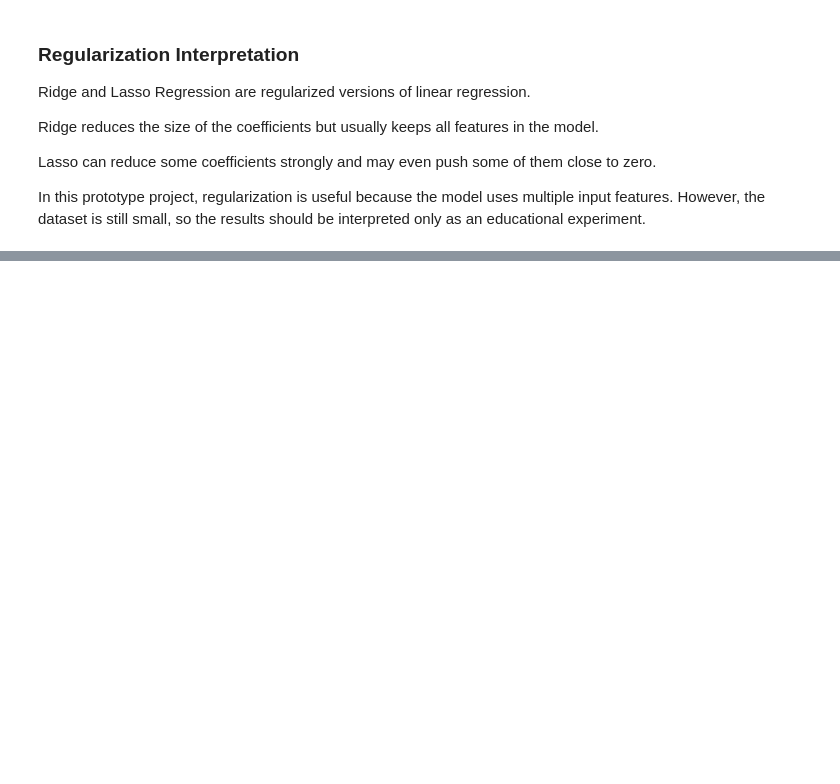
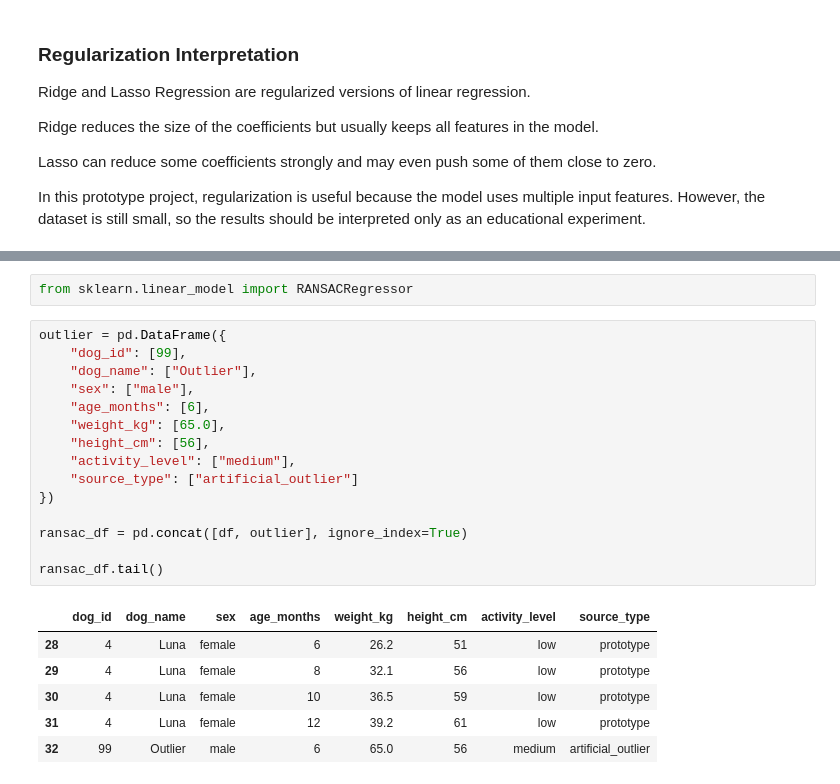
Before and after one commit to SATananov/cane-corso-growth-intelligence, a Jupyter notebook: notebooks/01_linear_regression_growth_prediction.ipynb, the cells around one changed output, grey strips where cells are left out. Drawn from its saved outputs; the diff is of its cells as text; blank space fills up the shorter version.

```diff
--- a/notebooks/01_linear_regression_growth_prediction.ipynb
+++ b/notebooks/01_linear_regression_growth_prediction.ipynb
@@ -581,0 +590,24 @@ In this prototype project, regularization is useful because the model uses multi
+# %%
+from sklearn.linear_model import RANSACRegressor
+# %%
+outlier = pd.DataFrame({
+    "dog_id": [99],
+    "dog_name": ["Outlier"],
+    "sex": ["male"],
+    "age_months": [6],
+    "weight_kg": [65.0],
+    "height_cm": [56],
+    "activity_level": ["medium"],
+    "source_type": ["artificial_outlier"]
+})
+
+ransac_df = pd.concat([df, outlier], ignore_index=True)
+
+ransac_df.tail()
+# %% [output]
+|  | dog_id | dog_name | sex | age_months | weight_kg | height_cm | activity_level | source_type |
+| 28 | 4 | Luna | female | 6 | 26.2 | 51 | low | prototype |
+| 29 | 4 | Luna | female | 8 | 32.1 | 56 | low | prototype |
+| 30 | 4 | Luna | female | 10 | 36.5 | 59 | low | prototype |
+| 31 | 4 | Luna | female | 12 | 39.2 | 61 | low | prototype |
+| 32 | 99 | Outlier | male | 6 | 65.0 | 56 | medium | artificial_outlier |
```
Also changed, not shown: parts of 4 cells of this notebook.
